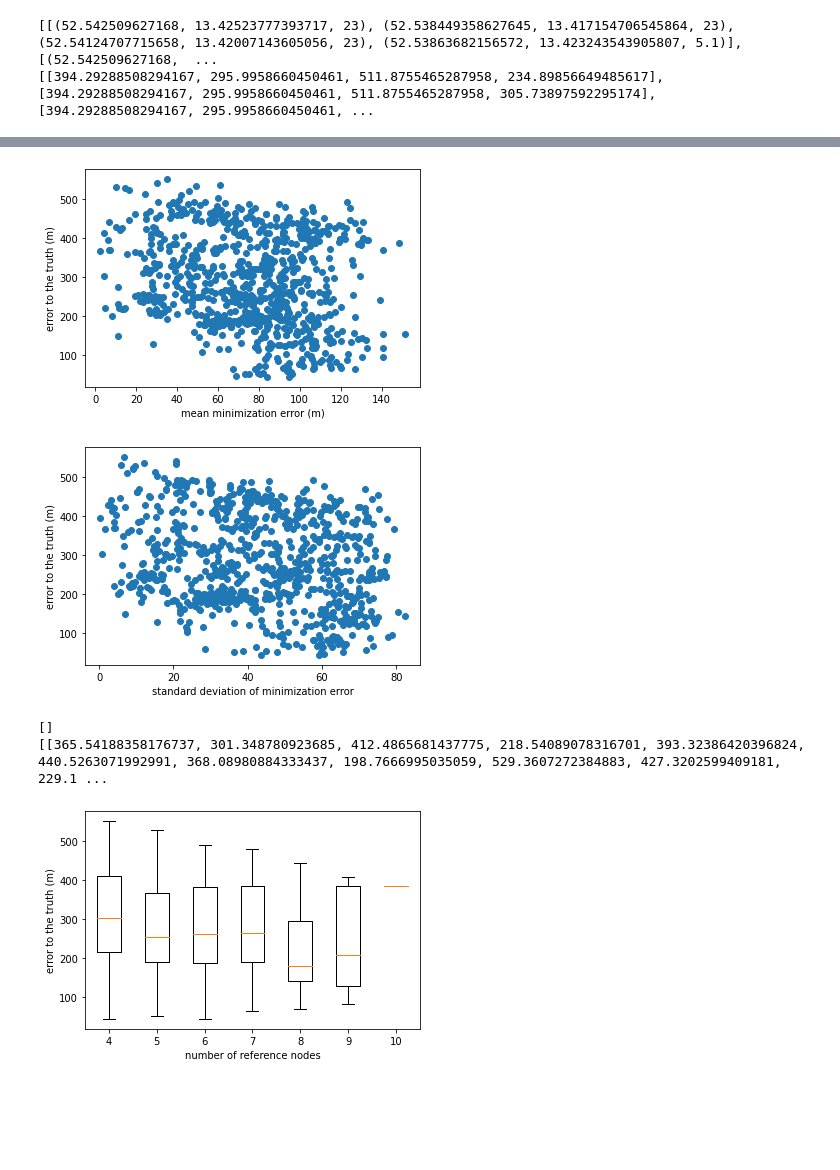
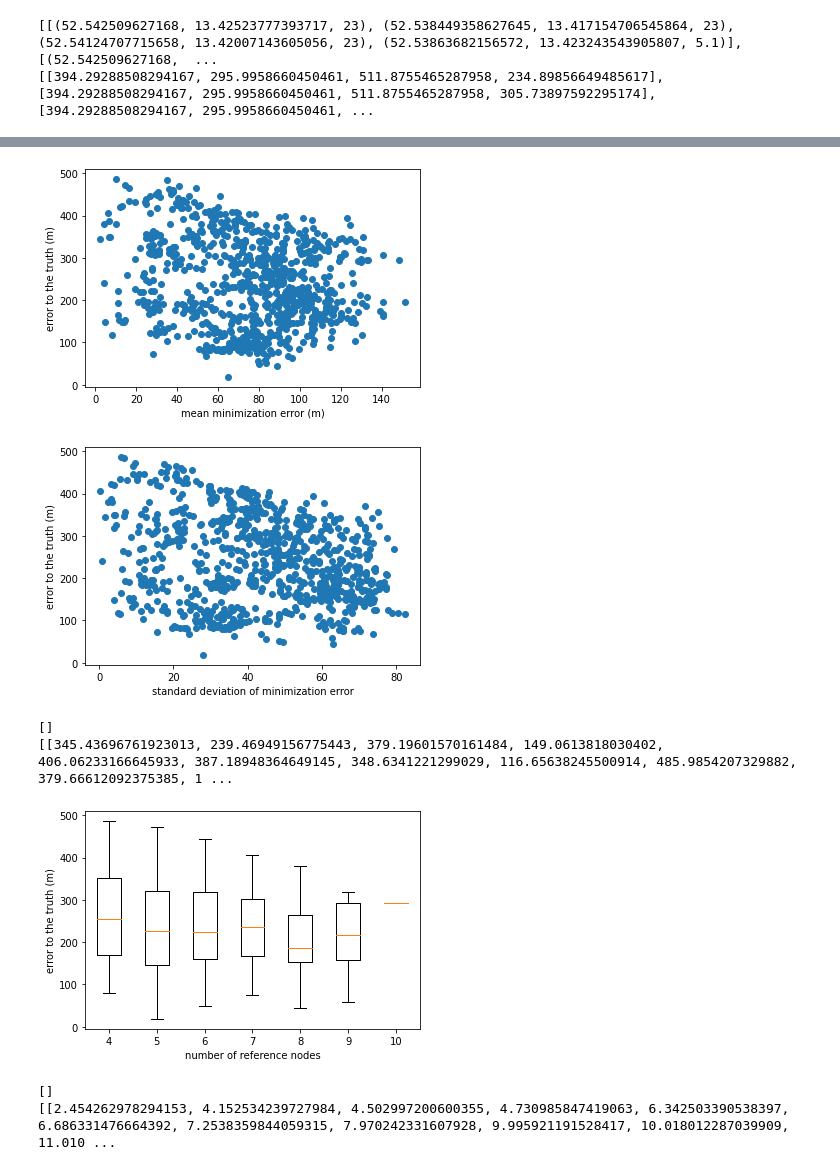
Before and after one commit to kazuyahirotsu/LoRaPos, a Jupyter notebook: simulation/flora_simulation/scripts/multilateration_omnet.ipynb, the cells around one changed output, grey strips where cells are left out. Saved outputs shown, nothing was run; the diff lists cells and outputs as text; code cells hidden in the pictures; blank space fills up the shorter version.

```diff
--- a/simulation/flora_simulation/scripts/multilateration_omnet.ipynb
+++ b/simulation/flora_simulation/scripts/multilateration_omnet.ipynb
@@ -6,7 +6,7 @@ from mpl_toolkits.mplot3d import Axes3D
 import pyproj
 # %%
 # gw100m
-answer_location = (52.53962045830213, 13.419884901364885, 200)
+answer_location = (52.53962045830213, 13.419884901364885, 100)
 source_locations = [(52.542509627168, 13.42523777393717, 23), (52.538449358627645, 13.417154706545864, 23), (52.54124707715658, 13.42007143605056, 23), (52.53863682156572, 13.423243543905807, 5.1), (52.54022829654233, 13.424028618727982, 23), (52.53768690920158, 13.423827698593255, 19), (52.53701243697258, 13.41926365424317, 23), (52.53765506974833, 13.416535624425991, 23), (52.540951204354315, 13.414768595630743, 19), (52.53846109447526, 13.42080118586715, 23)]
 rssi = np.array([-71.63403554811134, -69.09353142802274, -73.94630524200359, -67.04524365136507, -69.38046352414914, -63.81425676768592, -65.51133843649967, -71.99102431036357, -69.9814290434943, -70.69053819851595])
 d = []
@@ -310,35 +312,58 @@ a, b = np.polyfit([item[0] for item in error_answer_minimization], [item[1] for
 #add line of best fit to plot
 # plt.plot(np.array([item[0] for item in error_answer_minimization]), a*np.array([item[0] for item in error_answer_minimization])+b)
 plt.show()
 
 error_answer_minimization.sort(key=lambda item: item[0])
 plt.figure(facecolor="white")
 plt.scatter([item[3] for item in error_answer_minimization], [item[1] for item in error_answer_minimization])
 plt.xlabel("standard deviation of minimization error")
 plt.ylabel("error to the truth (m)")
 
 #find line of best fit
 a, b = np.polyfit([item[3] for item in error_answer_minimization], [item[1] for item in error_answer_minimization], 1)
 
 #add line of best fit to plot
 # plt.plot(np.array([item[0] for item in error_answer_minimization]), a*np.array([item[0] for item in error_answer_minimization])+b)
 plt.show()
 
 plt.figure(facecolor="white")
 error_answer_reference_boxplot = [[] for _ in range(20)]
 print(error_answer_reference_boxplot[0])
 
 for i in range(len(error_answer_minimization)):
     error_answer_reference_boxplot[error_answer_minimization[i][2]-4].append(error_answer_minimization[i][1])
 print(error_answer_reference_boxplot)
 plt.boxplot(error_answer_reference_boxplot[:7])
 plt.xticks([i for i in range(1,8)],[i for i in range(4,11)])
 plt.xlabel("number of reference nodes")
 plt.ylabel("error to the truth (m)")
 plt.show()
+
+plt.figure(facecolor="white")
+error_answer_reference_boxplot = [[] for _ in range(20)]
+print(error_answer_reference_boxplot[0])
+
+for i in range(len(error_answer_minimization)):
+    error_answer_reference_boxplot[error_answer_minimization[i][2]-4].append(error_answer_minimization[i][0])
+print(error_answer_reference_boxplot)
+plt.boxplot(error_answer_reference_boxplot[:7])
+plt.xticks([i for i in range(1,8)],[i for i in range(4,11)])
+plt.xlabel("number of reference nodes")
+plt.ylabel("mean minimization error (m)")
+plt.show()
+
+
+error_answer_minimization.sort(key=lambda item: item[0])
+plt.figure(facecolor="white")
+plt.scatter([item[0] for item in error_answer_minimization if item[2]==4], [item[1] for item in error_answer_minimization if item[2]==4])
+plt.xlabel("mean minimization error (m)")
+plt.ylabel("error to the truth (m)")
+plt.show()
 # %% [output]
-[figure, old version]
+[figure, new version]
-[figure, old version]
+[figure, new version]
 []
-[[365.54188358176737, 301.348780923685, 412.4865681437775, 218.54089078316701, 393.32386420396824, 440.5263071992991, 368.08980884333437, 198.7666995035059, 529.3607272384883, 427.3202599409181, 229.1 ...
+[[345.43696761923013, 239.46949156775443, 379.19601570161484, 149.0613818030402, 406.06233166645933, 387.18948364649145, 348.6341221299029, 116.65638245500914, 485.9854207329882, 379.66612092375385, 1 ...
-[figure, old version]
+[figure, new version]
+[]
+[[2.454262978294153, 4.152534239727984, 4.502997200600355, 4.730985847419063, 6.342503390538397, 6.686331476664392, 7.2538359844059315, 7.970242331607928, 9.995921191528417, 10.018012287039909, 11.010 ...
```
Also changed, not shown: parts of 5 cells of this notebook, 4 other files.
